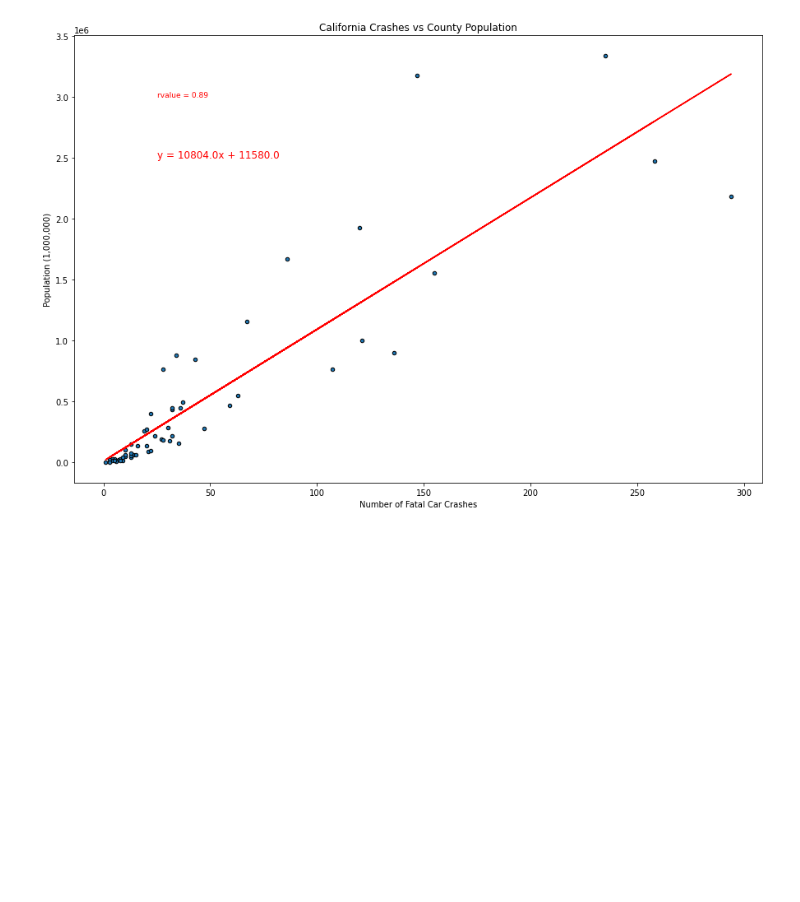
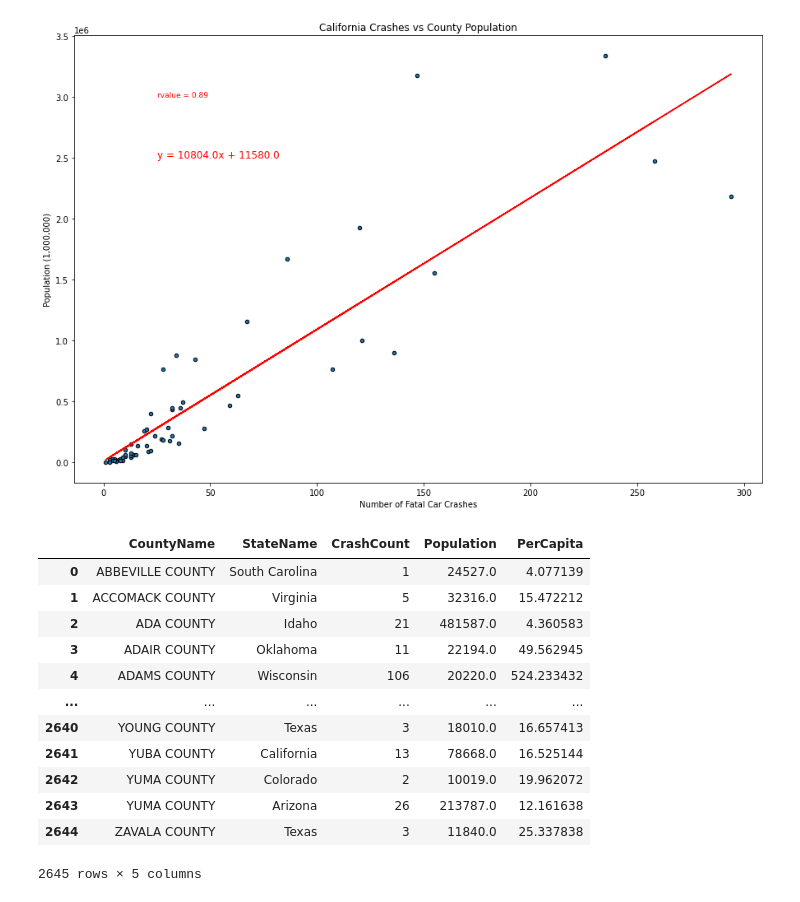
Before and after one commit to jordanroessle/project-one, a Jupyter notebook: pop_vs_crashes_analysis.ipynb, the cells around one changed output. Drawn from its saved outputs; the diff is of its cells as text; code cells hidden in the pictures; blank space fills up the shorter version.

Commit message:
added per capita

```diff
--- a/pop_vs_crashes_analysis.ipynb
+++ b/pop_vs_crashes_analysis.ipynb
@@ -208,3 +208,20 @@ plt.savefig('figures/PopVsCrashCalifornia.png', format = 'png')
 plt.show()
 # %% [output]
 [figure]
+# %%
+df['PerCapita'] = df.CrashCount / df.Population * 100000
+df
+# %% [output]
+|  | CountyName | StateName | CrashCount | Population | PerCapita |
+| 0 | ABBEVILLE COUNTY | South Carolina | 1 | 24527.0 | 4.077139 |
+| 1 | ACCOMACK COUNTY | Virginia | 5 | 32316.0 | 15.472212 |
+| 2 | ADA COUNTY | Idaho | 21 | 481587.0 | 4.360583 |
+| 3 | ADAIR COUNTY | Oklahoma | 11 | 22194.0 | 49.562945 |
+| 4 | ADAMS COUNTY | Wisconsin | 106 | 20220.0 | 524.233432 |
+| ... | ... | ... | ... | ... | ... |
+| 2640 | YOUNG COUNTY | Texas | 3 | 18010.0 | 16.657413 |
+| 2641 | YUBA COUNTY | California | 13 | 78668.0 | 16.525144 |
+| 2642 | YUMA COUNTY | Colorado | 2 | 10019.0 | 19.962072 |
+| 2643 | YUMA COUNTY | Arizona | 26 | 213787.0 | 12.161638 |
+| 2644 | ZAVALA COUNTY | Texas | 3 | 11840.0 | 25.337838 |
+2645 rows × 5 columns
```
Also changed, not shown: parts of 2 cells of this notebook, 1 other file.
